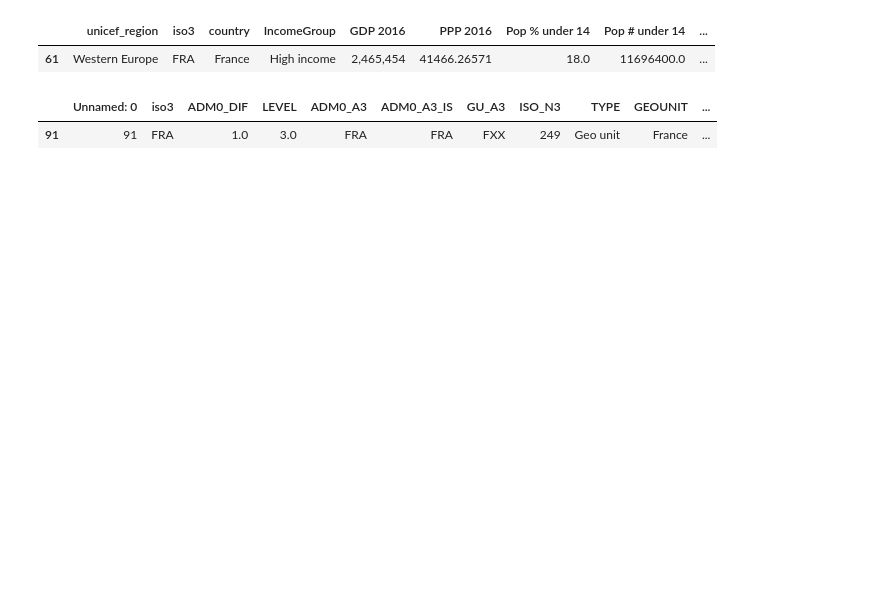
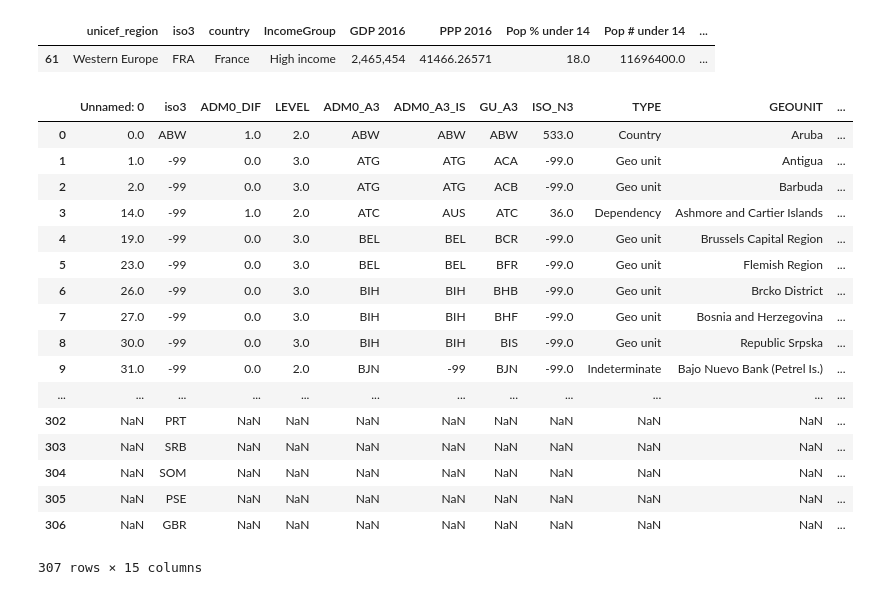
Before and after one commit to isabella232/global-immunization, a Jupyter notebook: notebooks/20170719-bm-merge.ipynb, the cells around one changed output. Saved outputs shown, nothing was run; the diff lists cells and outputs as text; code cells hidden in the pictures; blank space fills up the shorter version.

Commit message:
created final spreadsheet

```diff
--- a/notebooks/20170719-bm-merge.ipynb
+++ b/notebooks/20170719-bm-merge.ipynb
@@ -38,6 +38,7 @@ df_pppMeta = pd.read_csv('../data/imports/PPP_meta.csv')
 df_graphicExample = pd.read_csv('../data/imports/graphic-copy-sample.csv')
 df_completeCountryList = pd.read_csv('../data/exports/complete-country-list.csv')
 df_filteredCountryList = pd.read_csv('../data/exports/filtered-country-list.csv')
+df_pop_cleaned = pd.read_csv('../data/exports/cleaning/population-under14-cleaned.csv')
 # %% [markdown]
 ### Analysis
 # %%
@@ -46,9 +47,7 @@ df_vacGdpMerge = df_vacc.merge(df_gdp, on='iso3', how='outer')
 df_vacGdpMerge.to_csv('../data/exports/df_vacGdpMerge.csv')
 # %%
 # Prep population for merge
-df_pop = df_pop.rename(columns = {'Region, country or area' : 'country'})
+df_pop_cleaned = df_pop_cleaned.rename(columns = {'Region, country or area' : 'country'})
 
 # Merge vacGdp and population THIS IS PROBLEM
-df_vacGdpPopMerge = df_vacGdpMerge.merge(df_pop, on='country', how='outer')
-df_vacGdpPopMerge
-# df_vacGdpPopMerge.to_csv('MERGETEST2.csv')
+df_vacGdpPopMerge = df_vacGdpMerge.merge(df_pop_cleaned, on='country', how='outer')
@@ -176,26 +152,34 @@ df_mapDetailsCond = df_mapDetailsCond.rename(columns={'country':'name','Pop # un
 # %%
 # Merge with graphic example then drop rows with empty DTP cells and unnecessary columns
 df_completeCountryList = df_completeCountryList.rename(columns={'ISO_A3':'iso3','NAME':'name'})
 # df_completeCountryList
-# df_completeCountryList[]
-df_completeCountryList[df_completeCountryList['iso3'] == 'FRA']
-# df_finalMergeClean
 
-# df_test3 = df_filteredCountryList.merge(df_finalMergeClean,on='iso3',how='outer')
-# df_test2['Unnamed: 0'] = df_test2['Unnamed: 0'].apply(counter)
-# df_test3[df_test3['iso3'] == 'FRA']
-# df_test2.groupby('TYPE').sum().reset_index()
-
-
-# df_graphicSpreadsheet = df_completeCountryList.merge(df_mapDetailsCond, on='iso3', how='outer')
+df_graphicSpreadsheet = df_completeCountryList.merge(df_mapDetailsCond, on='iso3', how='outer')
+df_graphicSpreadsheet
 # df_graphicExport = df_graphicSpreadsheet.merge(df_graphicExample,on='name',how='outer')
 
 # df_graphicExportCond = df_graphicSpreadsheet[np.isfinite(df_graphicSpreadsheet['DTP1-16'])]
 # df_graphicExportFinal = df_graphicExport[np.isfinite(df_graphicExport['DTP1-16'])]
 # df_graphicExportCond
 # %% [output]
 |  | Unnamed: 0 | iso3 | ADM0_DIF | LEVEL | ADM0_A3 | ADM0_A3_IS | GU_A3 | ISO_N3 | TYPE | GEOUNIT | ... |
-| 91 | 91 | FRA | 1.0 | 3.0 | FRA | FRA | FXX | 249 | Geo unit | France | ... |
+| 0 | 0.0 | ABW | 1.0 | 2.0 | ABW | ABW | ABW | 533.0 | Country | Aruba | ... |
+| 1 | 1.0 | -99 | 0.0 | 3.0 | ATG | ATG | ACA | -99.0 | Geo unit | Antigua | ... |
+| 2 | 2.0 | -99 | 0.0 | 3.0 | ATG | ATG | ACB | -99.0 | Geo unit | Barbuda | ... |
+| 3 | 14.0 | -99 | 1.0 | 2.0 | ATC | AUS | ATC | 36.0 | Dependency | Ashmore and Cartier Islands | ... |
+| 4 | 19.0 | -99 | 0.0 | 3.0 | BEL | BEL | BCR | -99.0 | Geo unit | Brussels Capital Region | ... |
+| 5 | 23.0 | -99 | 0.0 | 3.0 | BEL | BEL | BFR | -99.0 | Geo unit | Flemish Region | ... |
+| 6 | 26.0 | -99 | 0.0 | 3.0 | BIH | BIH | BHB | -99.0 | Geo unit | Brcko District | ... |
+| 7 | 27.0 | -99 | 0.0 | 3.0 | BIH | BIH | BHF | -99.0 | Geo unit | Bosnia and Herzegovina | ... |
+| 8 | 30.0 | -99 | 0.0 | 3.0 | BIH | BIH | BIS | -99.0 | Geo unit | Republic Srpska | ... |
+| 9 | 31.0 | -99 | 0.0 | 2.0 | BJN | -99 | BJN | -99.0 | Indeterminate | Bajo Nuevo Bank (Petrel Is.) | ... |
+| ... | ... | ... | ... | ... | ... | ... | ... | ... | ... | ... | ... |
+| 302 | NaN | PRT | NaN | NaN | NaN | NaN | NaN | NaN | NaN | NaN | ... |
+| 303 | NaN | SRB | NaN | NaN | NaN | NaN | NaN | NaN | NaN | NaN | ... |
+| 304 | NaN | SOM | NaN | NaN | NaN | NaN | NaN | NaN | NaN | NaN | ... |
+| 305 | NaN | PSE | NaN | NaN | NaN | NaN | NaN | NaN | NaN | NaN | ... |
+| 306 | NaN | GBR | NaN | NaN | NaN | NaN | NaN | NaN | NaN | NaN | ... |
+307 rows × 15 columns
 # %%
 # Export
 df_graphicExportFinal.to_csv('../data/exports/df_graphicExportFinal.csv')
```
Also changed, not shown: parts of 4 cells of this notebook, 8 other files.
